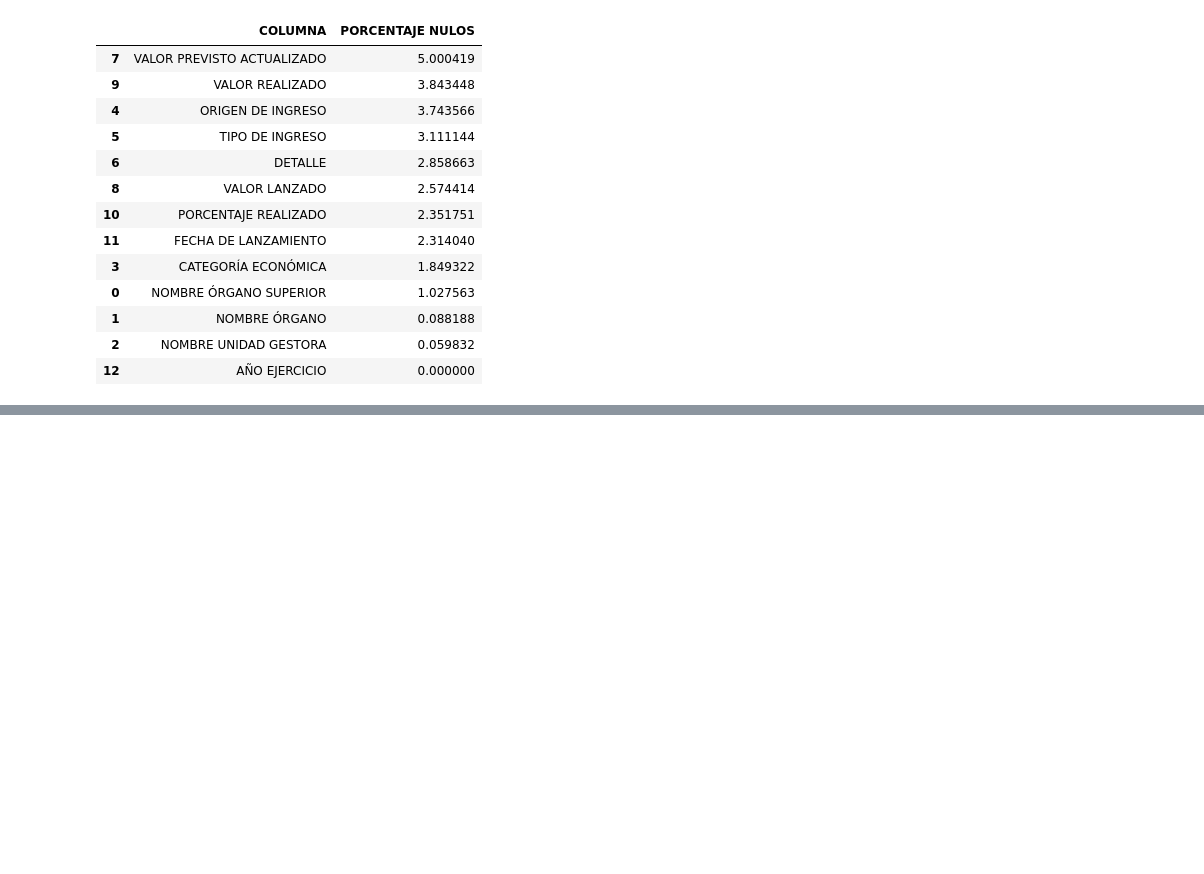
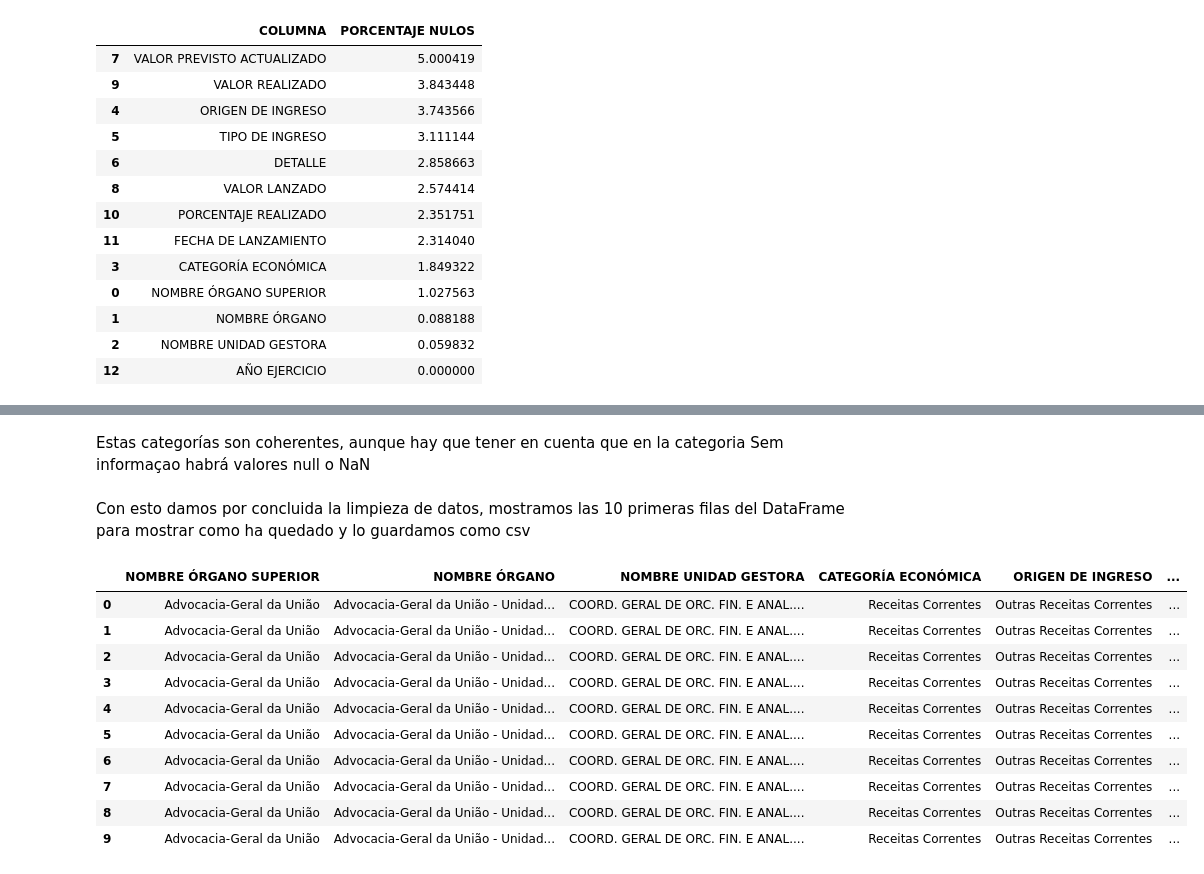
Before and after one commit to Rcm89/Proyecto2-EDA-Ingresos-Publicos-Brasil, a Jupyter notebook: notebooks/notebook_limpieza de datos.ipynb, the cells around one changed output, grey strips where cells are left out. Cells and saved outputs as stored; diff of their text form; code cells hidden in the pictures; blank space fills up the shorter version.

Commit message:
subo notebook limpieza terminada

```diff
--- a/notebooks/notebook_archivos.ipynb
+++ b/notebooks/notebook_limpieza de datos.ipynb
@@ -214,0 +222,12 @@ Como vemos, hay columnas, relativas a ingresos, previstos o realizados con un co
+# %%
+# Imputamos con la mediana en las columnas "VALOR PREVISTO ACTUALIZADO" y "VALOR REALIZADO"
+dfs_concatenados['VALOR PREVISTO ACTUALIZADO'].fillna(dfs_concatenados['VALOR PREVISTO ACTUALIZADO'].median(), inplace=True)
+dfs_concatenados['VALOR REALIZADO'].fillna(dfs_concatenados['VALOR REALIZADO'].median(), inplace=True)
+
+# Eliminamos las filas con valores nulos en columnas categóricas
+columnas_categoricas = ['ORIGEN DE INGRESO', 'TIPO DE INGRESO', 'CATEGORÍA ECONÓMICA']
+dfs_concatenados.dropna(subset=columnas_categoricas, inplace=True)
+
+# Comprobamos el porcentaje de nulos de nuevo:
+df_porcentaje_nulos = mostrar_porcentaje_nulos(dfs_concatenados)
+df_porcentaje_nulos
@@ -214,0 +267,18 @@ Como vemos, hay columnas, relativas a ingresos, previstos o realizados con un co
+# %% [markdown]
+Estas categorías son coherentes, aunque hay que tener en cuenta que en la categoria Sem informaçao habrá valores null o NaN
+# %% [markdown]
+Con esto damos por concluida la limpieza de datos, mostramos las 10 primeras filas del DataFrame para mostrar como ha quedado y lo guardamos como csv
+# %%
+dfs_concatenados.head(10)
+# %% [output]
+|  | NOMBRE ÓRGANO SUPERIOR | NOMBRE ÓRGANO | NOMBRE UNIDAD GESTORA | CATEGORÍA ECONÓMICA | ORIGEN DE INGRESO | ... |
+| 0 | Advocacia-Geral da União | Advocacia-Geral da União - Unidad... | COORD. GERAL DE ORC. FIN. E ANAL.... | Receitas Correntes | Outras Receitas Correntes | ... |
+| 1 | Advocacia-Geral da União | Advocacia-Geral da União - Unidad... | COORD. GERAL DE ORC. FIN. E ANAL.... | Receitas Correntes | Outras Receitas Correntes | ... |
+| 2 | Advocacia-Geral da União | Advocacia-Geral da União - Unidad... | COORD. GERAL DE ORC. FIN. E ANAL.... | Receitas Correntes | Outras Receitas Correntes | ... |
+| 3 | Advocacia-Geral da União | Advocacia-Geral da União - Unidad... | COORD. GERAL DE ORC. FIN. E ANAL.... | Receitas Correntes | Outras Receitas Correntes | ... |
+| 4 | Advocacia-Geral da União | Advocacia-Geral da União - Unidad... | COORD. GERAL DE ORC. FIN. E ANAL.... | Receitas Correntes | Outras Receitas Correntes | ... |
+| 5 | Advocacia-Geral da União | Advocacia-Geral da União - Unidad... | COORD. GERAL DE ORC. FIN. E ANAL.... | Receitas Correntes | Outras Receitas Correntes | ... |
+| 6 | Advocacia-Geral da União | Advocacia-Geral da União - Unidad... | COORD. GERAL DE ORC. FIN. E ANAL.... | Receitas Correntes | Outras Receitas Correntes | ... |
+| 7 | Advocacia-Geral da União | Advocacia-Geral da União - Unidad... | COORD. GERAL DE ORC. FIN. E ANAL.... | Receitas Correntes | Outras Receitas Correntes | ... |
+| 8 | Advocacia-Geral da União | Advocacia-Geral da União - Unidad... | COORD. GERAL DE ORC. FIN. E ANAL.... | Receitas Correntes | Outras Receitas Correntes | ... |
+| 9 | Advocacia-Geral da União | Advocacia-Geral da União - Unidad... | COORD. GERAL DE ORC. FIN. E ANAL.... | Receitas Correntes | Outras Receitas Correntes | ... |
```
Also changed, not shown: parts of 8 cells of this notebook, 1 other file.
